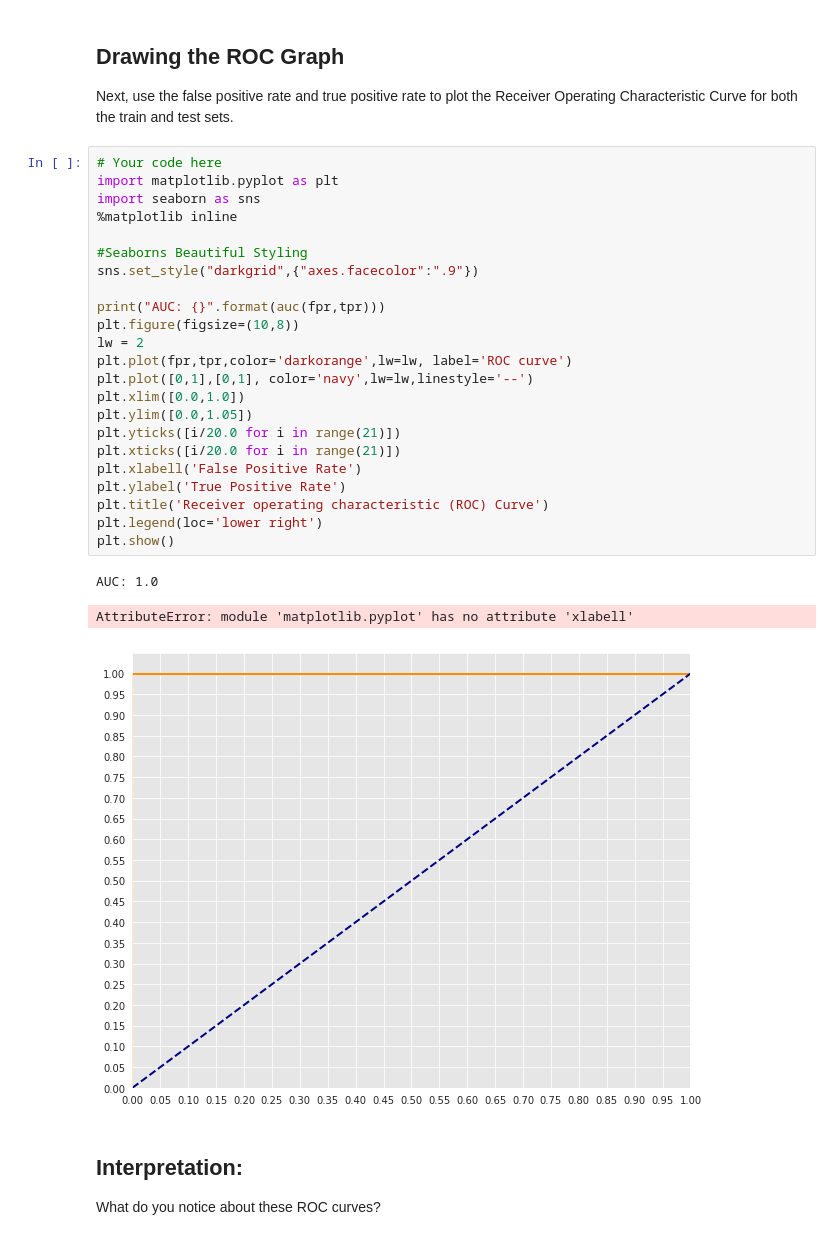
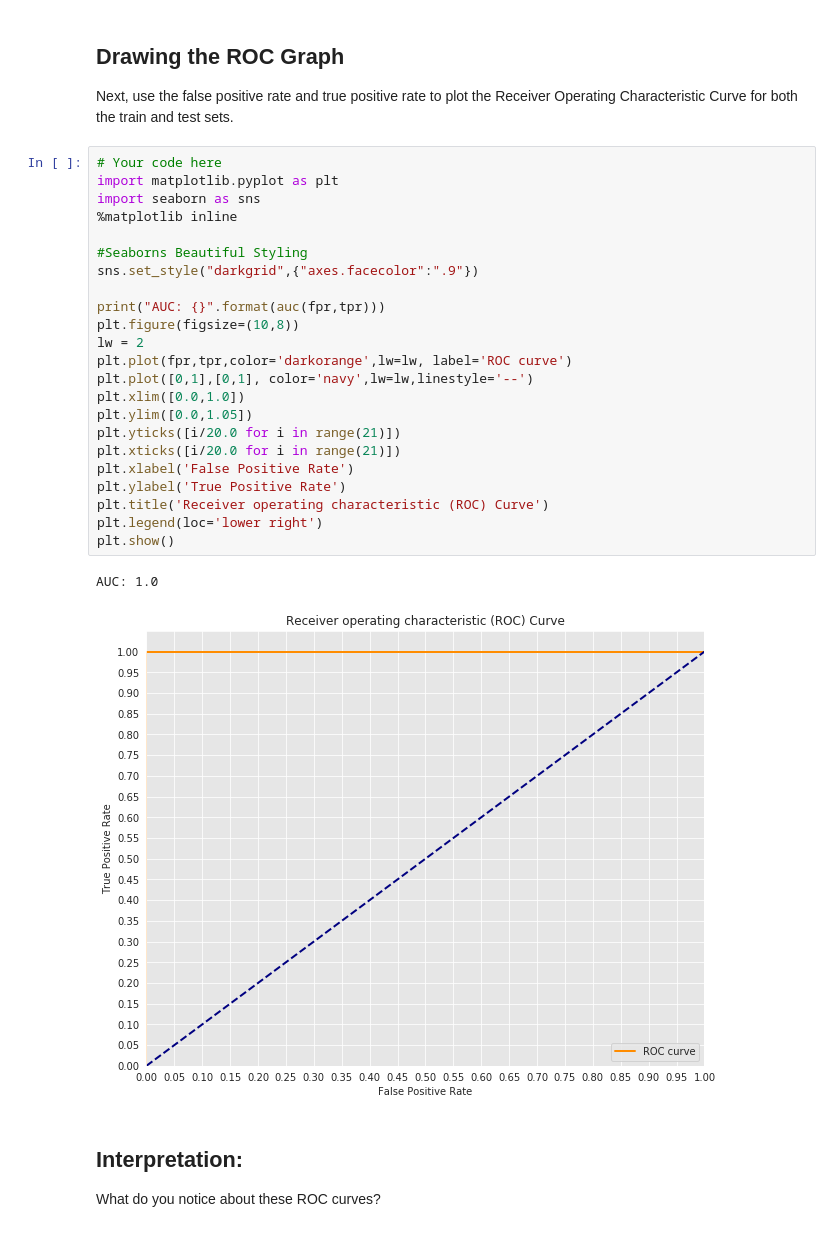
Before and after one commit to Chris-Manna/dsc-3-29-09-roc-curves-and-auc-lab-nyc-career-ds-102218, a Jupyter notebook: index.ipynb, the cells around one changed output. Saved outputs shown, nothing was run; the diff lists cells and outputs as text.

```diff
--- a/index.ipynb
+++ b/index.ipynb
@@ -73,30 +73,29 @@ Next, use the false positive rate and true positive rate to plot the Receiver Op
 # %%
 # Your code here
 import matplotlib.pyplot as plt
 import seaborn as sns
 %matplotlib inline
 
 #Seaborns Beautiful Styling
 sns.set_style("darkgrid",{"axes.facecolor":".9"})
 
 print("AUC: {}".format(auc(fpr,tpr)))
 plt.figure(figsize=(10,8))
 lw = 2
 plt.plot(fpr,tpr,color='darkorange',lw=lw, label='ROC curve')
 plt.plot([0,1],[0,1], color='navy',lw=lw,linestyle='--')
 plt.xlim([0.0,1.0])
 plt.ylim([0.0,1.05])
 plt.yticks([i/20.0 for i in range(21)])
 plt.xticks([i/20.0 for i in range(21)])
-plt.xlabell('False Positive Rate')
+plt.xlabel('False Positive Rate')
 plt.ylabel('True Positive Rate')
 plt.title('Receiver operating characteristic (ROC) Curve')
 plt.legend(loc='lower right')
 plt.show()
 # %% [output]
 AUC: 1.0
-AttributeError: module 'matplotlib.pyplot' has no attribute 'xlabell'
-[figure, old version]
+[figure, new version]
 # %% [markdown]
 ## Interpretation:
 
```
